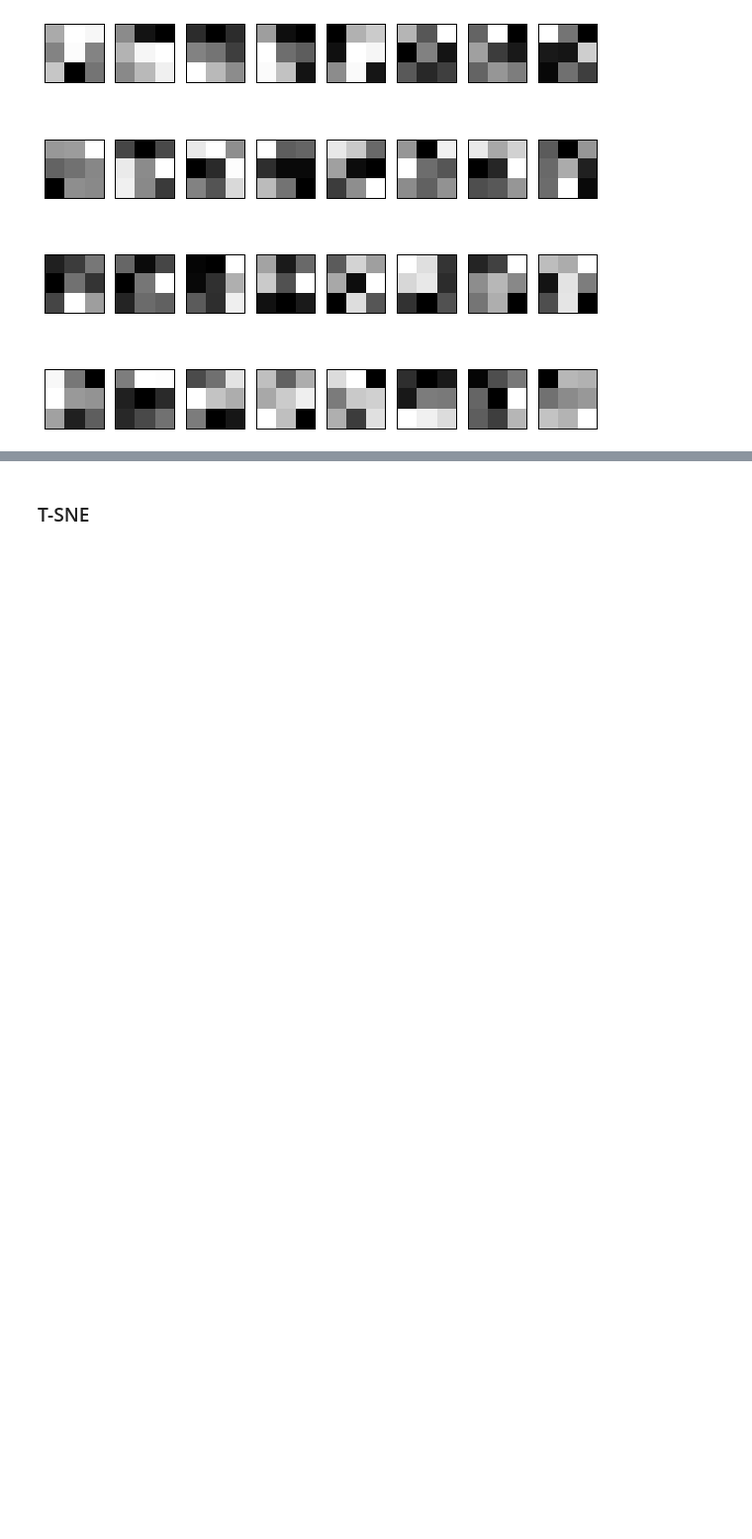
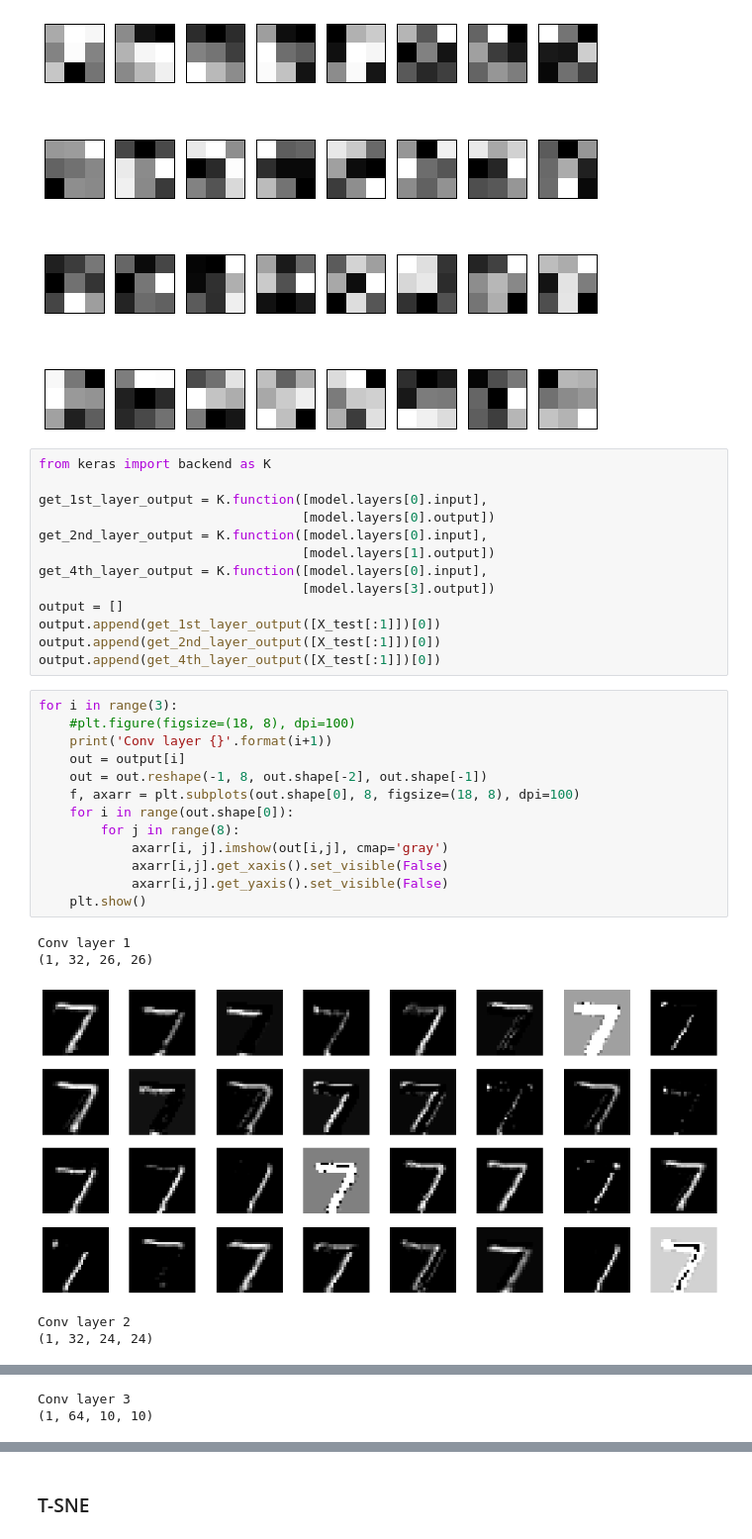
Before and after one commit to telecombcn-dl/dlcv01, a Jupyter notebook: folder_trials/Task1_CNN.ipynb, the cells around one changed output, grey strips where cells are left out. Shown: that part at 99% size. Cells and saved outputs as stored; diff of their text form; blank space fills up the shorter version.

```diff
--- a/folder_trials/Task1_CNN.ipynb
+++ b/folder_trials/Task1_CNN.ipynb
@@ -167,3 +167,35 @@ for i in range(4):
         axarr[i,j].get_yaxis().set_visible(False)
 # %% [output]
 [figure]
+# %%
+from keras import backend as K
+
+get_1st_layer_output = K.function([model.layers[0].input],
+                                  [model.layers[0].output])
+get_2nd_layer_output = K.function([model.layers[0].input],
+                                  [model.layers[1].output])
+get_4th_layer_output = K.function([model.layers[0].input],
+                                  [model.layers[3].output])
+output = []
+output.append(get_1st_layer_output([X_test[:1]])[0])
+output.append(get_2nd_layer_output([X_test[:1]])[0])
+output.append(get_4th_layer_output([X_test[:1]])[0])
+# %%
+for i in range(3):
+    #plt.figure(figsize=(18, 8), dpi=100)
+    print('Conv layer {}'.format(i+1))
+    out = output[i]
+    out = out.reshape(-1, 8, out.shape[-2], out.shape[-1])
+    f, axarr = plt.subplots(out.shape[0], 8, figsize=(18, 8), dpi=100)
+    for i in range(out.shape[0]):
+        for j in range(8):
+            axarr[i, j].imshow(out[i,j], cmap='gray')
+            axarr[i,j].get_xaxis().set_visible(False)
+            axarr[i,j].get_yaxis().set_visible(False)
+    plt.show()
+# %% [output]
+Conv layer 1
+(1, 32, 26, 26)
+[figure, added]
+Conv layer 2
+(1, 32, 24, 24)
@@ -169,0 +203,2 @@ for i in range(4):
+Conv layer 3
+(1, 64, 10, 10)
```
Also changed, not shown: parts of 1 cell of this notebook, 1 other file.
